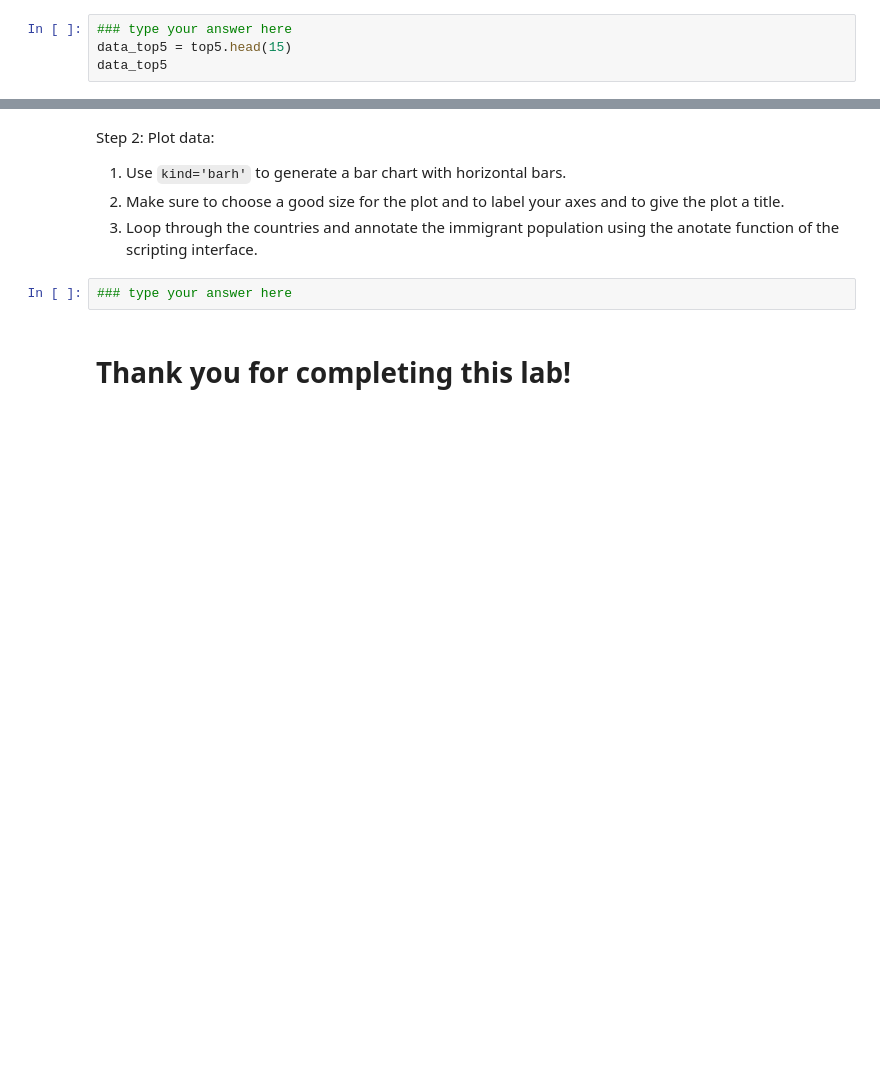
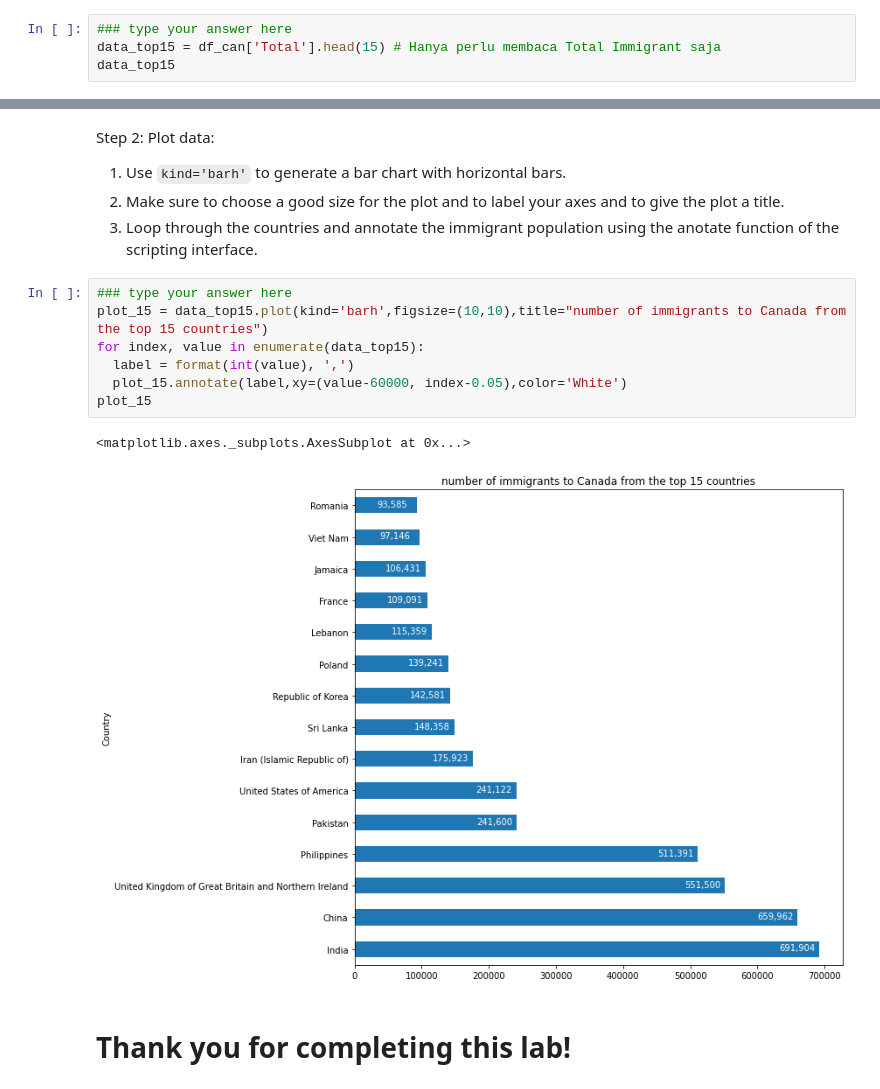
Before and after one commit to X4D0/DataVisualization, a Jupyter notebook: 2_Visualization_Tools_1_assignment.ipynb, the cells around one changed output, grey strips where cells are left out. Cells and saved outputs as stored; diff of their text form; blank space fills up the shorter version.

```diff
--- a/2_Visualization_Tools_1_assignment.ipynb
+++ b/2_Visualization_Tools_1_assignment.ipynb
@@ -115,6 +115,6 @@ Text(0, 0.5, 'Tahun')
 Step 1: Get the data pertaining to the top 15 countries.
 # %%
 ### type your answer here
-data_top5 = top5.head(15)
-data_top5
+data_top15 = df_can['Total'].head(15) # Hanya perlu membaca Total Immigrant saja
+data_top15
 # %% [output]
@@ -140,8 +140,16 @@ Step 2: Plot data:
    1. Use `kind='barh'` to generate a bar chart with horizontal bars.
    2. Make sure to choose a good size for the plot and to label your axes and to give the plot a title.
    3. Loop through the countries and annotate the immigrant population using the anotate function of the scripting interface.
-# %%
-### type your answer here
+# %%
+### type your answer here
+plot_15 = data_top15.plot(kind='barh',figsize=(10,10),title="number of immigrants to Canada from the top 15 countries")
+for index, value in enumerate(data_top15):
+  label = format(int(value), ',')
+  plot_15.annotate(label,xy=(value-60000, index-0.05),color='White')
+plot_15
+# %% [output]
+<matplotlib.axes._subplots.AxesSubplot at 0x...>
+[figure, added]
 # %% [markdown]
 # Thank you for completing this lab!
 # %% [markdown]
```
Also changed, not shown: parts of 6 cells of this notebook.
